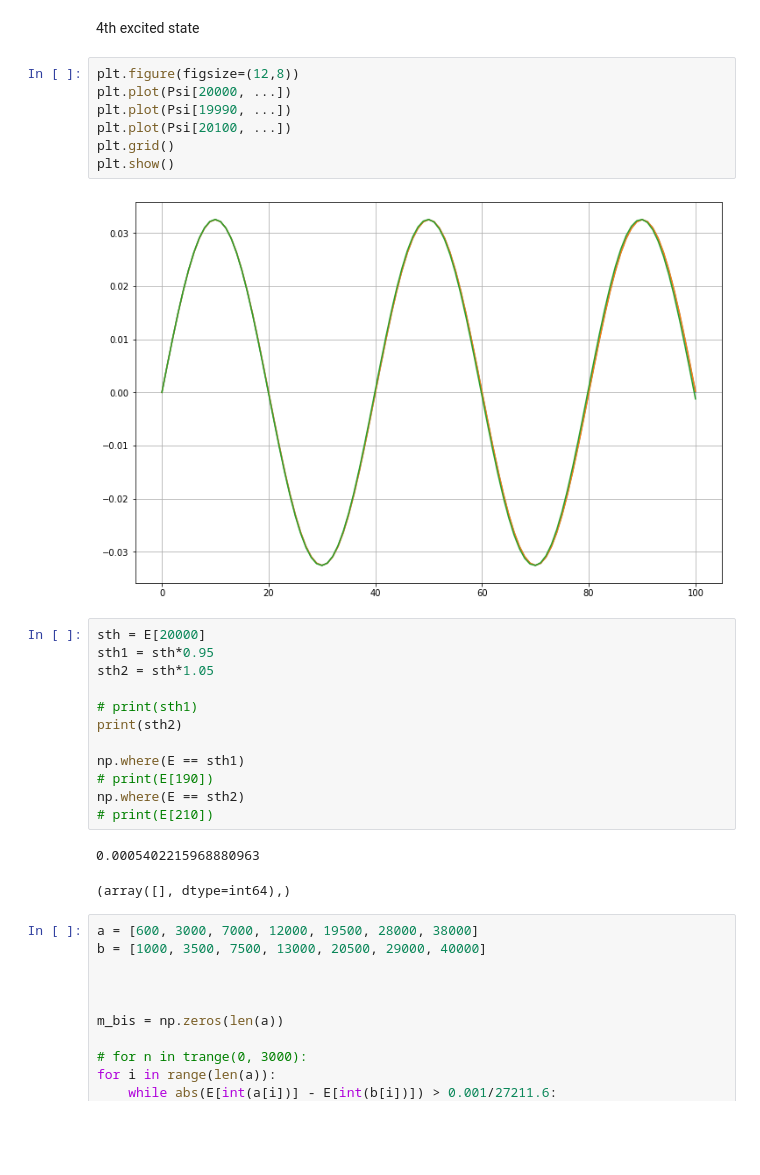
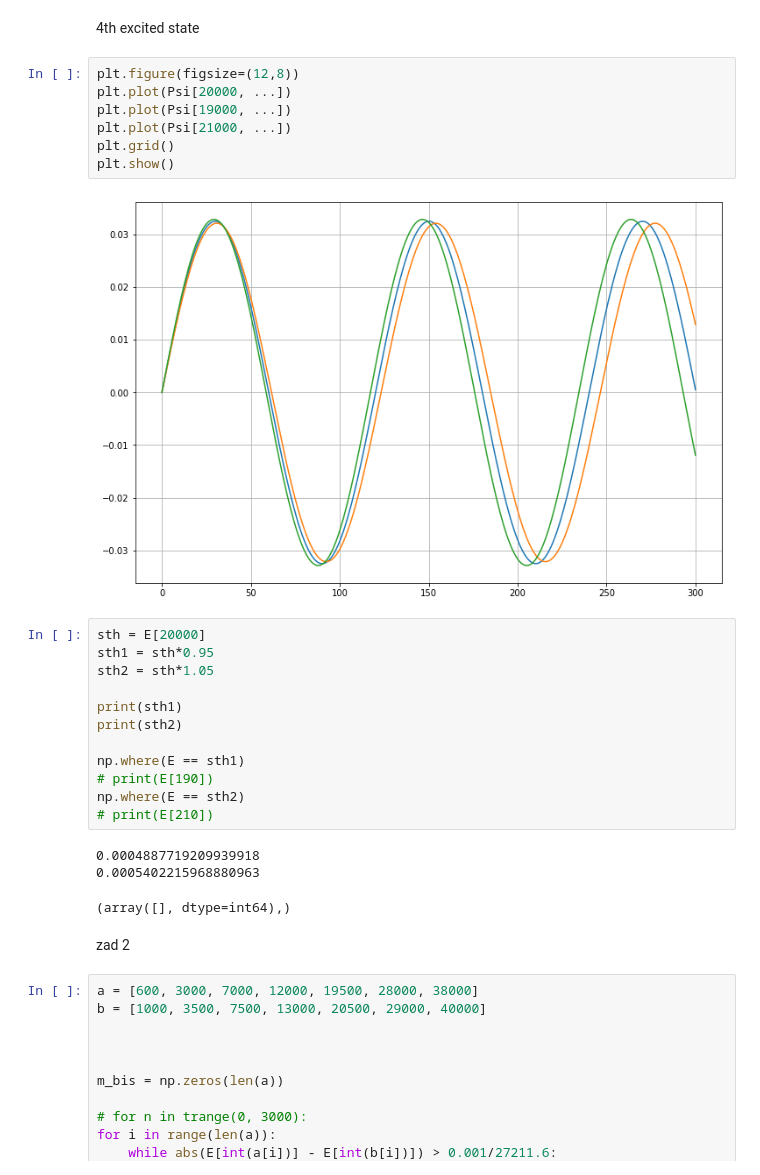
Before and after one commit to JuliaCeklarz/MOFIT, a Jupyter notebook: lab1/lab01.ipynb, the cells around one changed output. Saved outputs shown, nothing was run; the diff lists cells and outputs as text; blank space fills up the shorter version.

```diff
--- a/lab1/lab01.ipynb
+++ b/lab1/lab01.ipynb
@@ -55,18 +59,18 @@ print(Psi[19900,-1])
 # %%
 plt.figure(figsize=(12,8))
 plt.plot(Psi[20000, ...])
-plt.plot(Psi[19990, ...])
-plt.plot(Psi[20100, ...])
+plt.plot(Psi[19000, ...])
+plt.plot(Psi[21000, ...])
 plt.grid()
 plt.show()
 # %% [output]
-[figure, old version]
+[figure, new version]
 # %%
 sth = E[20000]
 sth1 = sth*0.95
 sth2 = sth*1.05
 
-# print(sth1)
+print(sth1)
 print(sth2)
 
 np.where(E == sth1)
@@ -74,8 +78,11 @@ np.where(E == sth1)
 np.where(E == sth2)
 # print(E[210])
 # %% [output]
+0.0004887719209939918
 0.0005402215968880963
 (array([], dtype=int64),)
+# %% [markdown]
+zad 2
 # %%
 a = [600, 3000, 7000, 12000, 19500, 28000, 38000]
 b = [1000, 3500, 7500, 13000, 20500, 29000, 40000]
```
Also changed, not shown: parts of 24 cells of this notebook, 8 other files.
